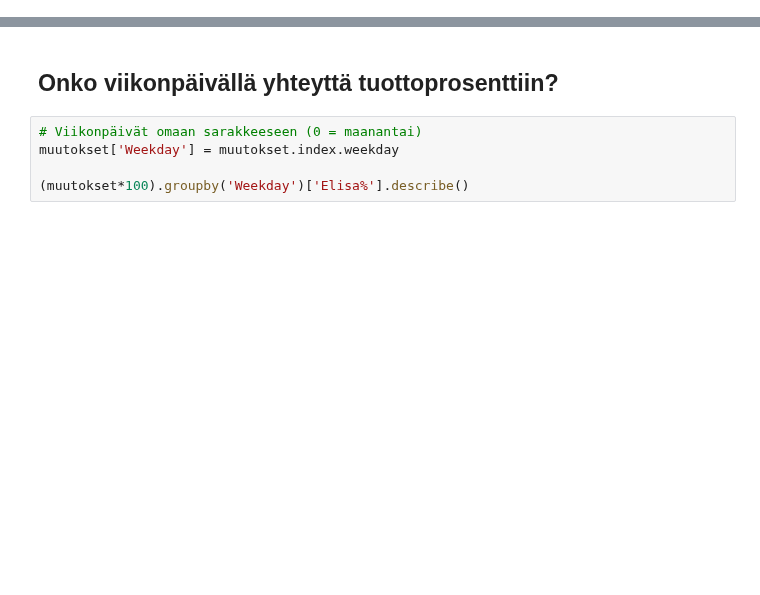
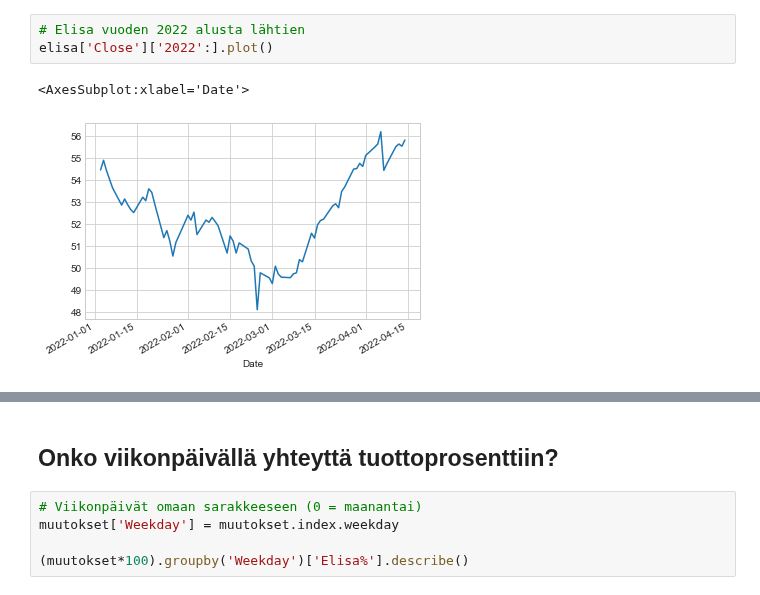
Before and after one commit to taanila/aikasarjat, a Jupyter notebook: aikasarjat.ipynb, the cells around one changed output, grey strips where cells are left out. Saved outputs shown, nothing was run; the diff lists cells and outputs as text; blank space fills up the shorter version.

```diff
--- a/aikasarjat.ipynb
+++ b/aikasarjat.ipynb
@@ -204,0 +85,6 @@ muutokset[(abs(muutokset['Elisa%']) > 0.06) | (abs(muutokset['Telia%']) > 0.06)]
+# %%
+# Elisa vuoden 2022 alusta lähtien
+elisa['Close']['2022':].plot()
+# %% [output]
+<AxesSubplot:xlabel='Date'>
+[figure, added]
```
Also changed, not shown: parts of 67 cells of this notebook.
